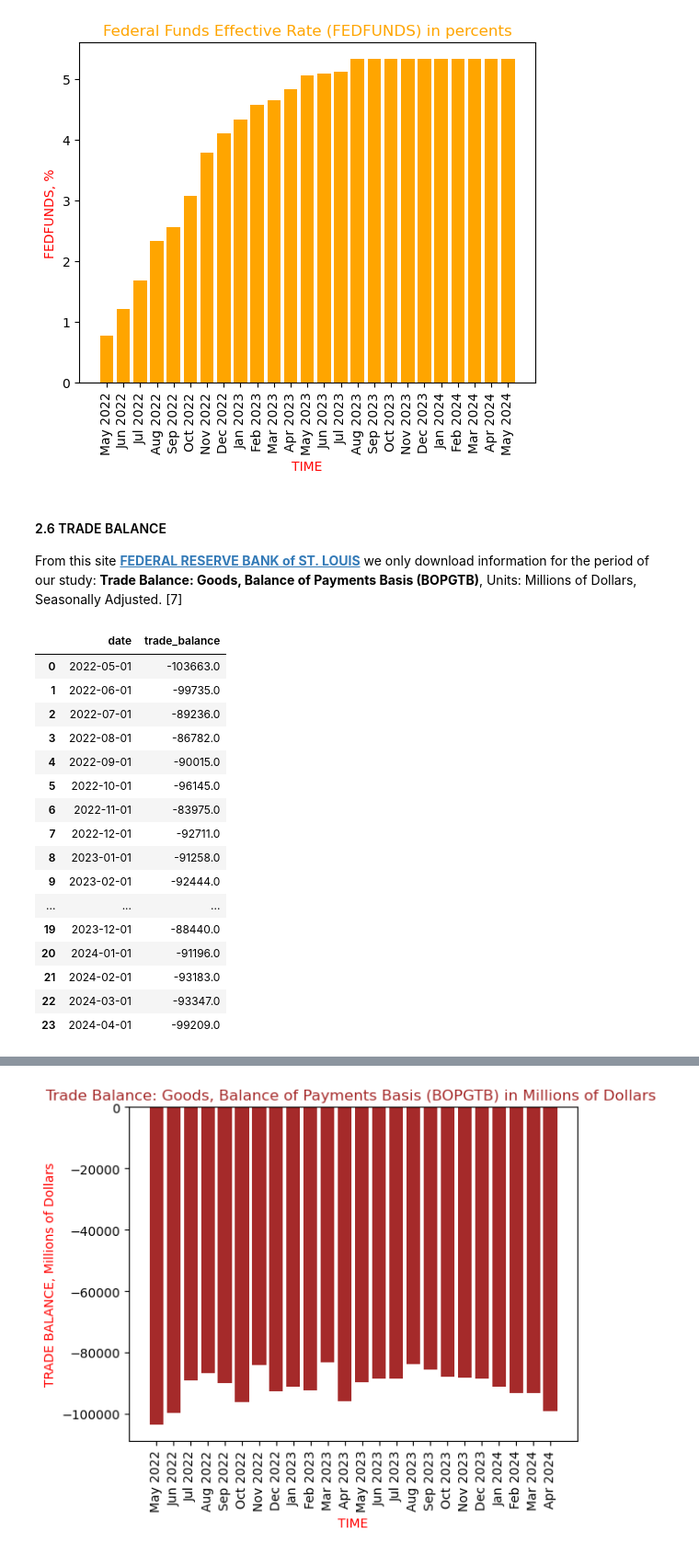
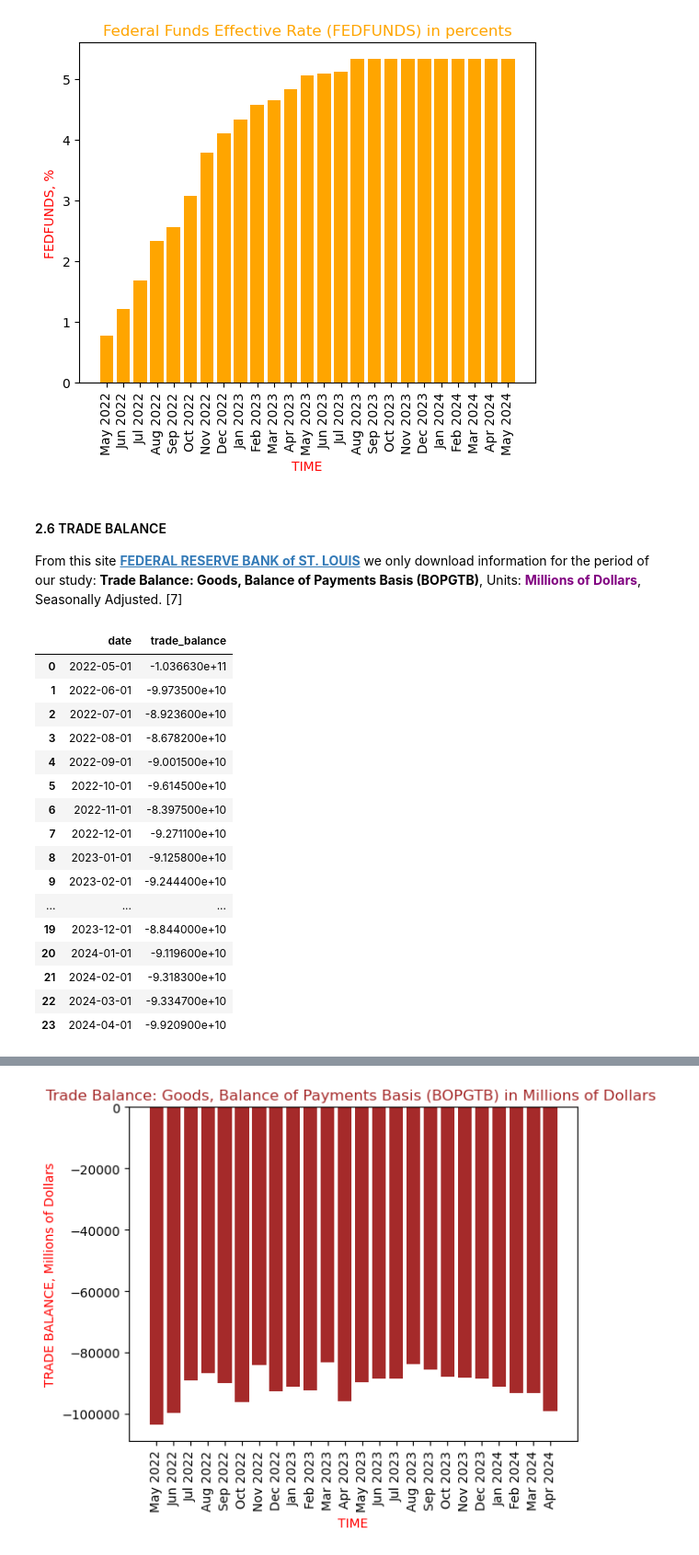
Before and after one commit to Engineer194/Macroeconomic-Analysis-of-the-US-Economy---Part-1, a Jupyter notebook: DATA_Project_v.1.ipynb, the cells around one changed output, grey strips where cells are left out. Shown: that part at 92% size. Saved outputs shown, nothing was run; the diff lists cells and outputs as text; code cells hidden in the pictures.

```diff
--- a/DATA_Project_v.1.ipynb
+++ b/DATA_Project_v.1.ipynb
@@ -259,30 +267,33 @@ plt.show()
 
 From this site **[FEDERAL RESERVE BANK of ST. LOUIS](https://fred.stlouisfed.org/series/BOPGTB)** we only download information for the period of our study:
 **Trade Balance: Goods, Balance of Payments Basis (BOPGTB)**,
-Units: Millions of Dollars, Seasonally Adjusted. [7]
+Units: <a style="color:purple;">**Millions of Dollars**</a>, Seasonally Adjusted. [7]
 # %%
 # NO PERIOD SET !!! ----------------------------------------------------------------------- !!!!!!
 tb = pd.read_csv('data/BOPGTB.csv') # Read the CSV file
 tb.columns = ["date", "trade_balance"]
+
+tb['trade_balance'] = tb['trade_balance'] * 1_000_000 # Convert to dollars!!
 tb # Show data
+# __________ Table with real data! __________
 # %% [output]
 |  | date | trade_balance |
-| 0 | 2022-05-01 | -103663.0 |
-| 1 | 2022-06-01 | -99735.0 |
-| 2 | 2022-07-01 | -89236.0 |
-| 3 | 2022-08-01 | -86782.0 |
-| 4 | 2022-09-01 | -90015.0 |
-| 5 | 2022-10-01 | -96145.0 |
-| 6 | 2022-11-01 | -83975.0 |
-| 7 | 2022-12-01 | -92711.0 |
-| 8 | 2023-01-01 | -91258.0 |
-| 9 | 2023-02-01 | -92444.0 |
+| 0 | 2022-05-01 | -1.036630e+11 |
+| 1 | 2022-06-01 | -9.973500e+10 |
+| 2 | 2022-07-01 | -8.923600e+10 |
+| 3 | 2022-08-01 | -8.678200e+10 |
+| 4 | 2022-09-01 | -9.001500e+10 |
+| 5 | 2022-10-01 | -9.614500e+10 |
+| 6 | 2022-11-01 | -8.397500e+10 |
+| 7 | 2022-12-01 | -9.271100e+10 |
+| 8 | 2023-01-01 | -9.125800e+10 |
+| 9 | 2023-02-01 | -9.244400e+10 |
 | ... | ... | ... |
-| 19 | 2023-12-01 | -88440.0 |
-| 20 | 2024-01-01 | -91196.0 |
-| 21 | 2024-02-01 | -93183.0 |
-| 22 | 2024-03-01 | -93347.0 |
-| 23 | 2024-04-01 | -99209.0 |
+| 19 | 2023-12-01 | -8.844000e+10 |
+| 20 | 2024-01-01 | -9.119600e+10 |
+| 21 | 2024-02-01 | -9.318300e+10 |
+| 22 | 2024-03-01 | -9.334700e+10 |
+| 23 | 2024-04-01 | -9.920900e+10 |
 # %%
 tb.describe().T
 # %% [output]
```
Also changed, not shown: parts of 16 cells of this notebook.
